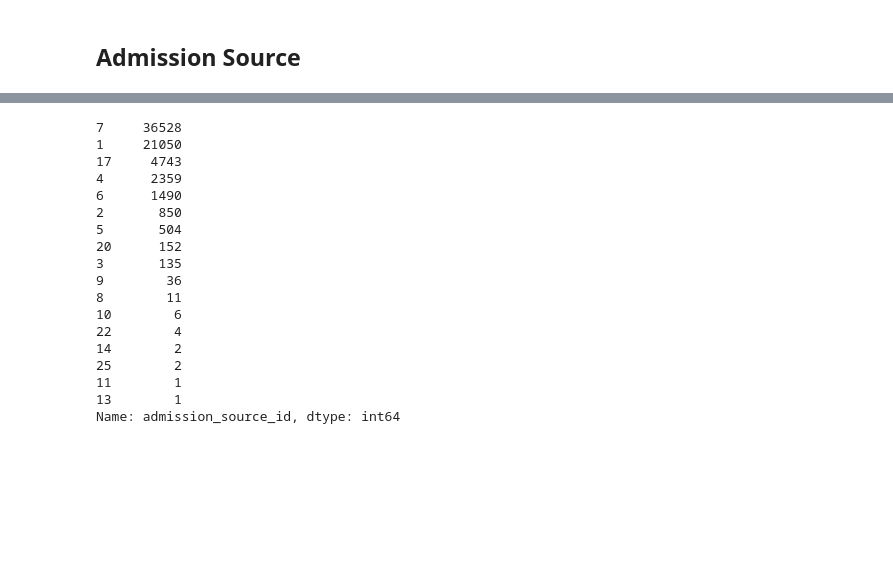
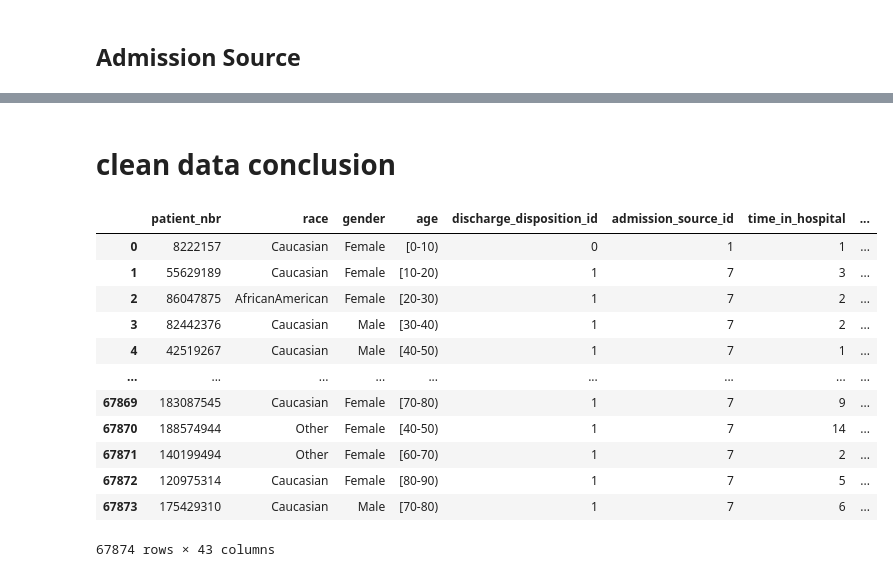
Before and after one commit to annasophiat/diabetic-readmissions, a Jupyter notebook: diabetes_data_wrangling.ipynb, the cells around one changed output, grey strips where cells are left out. Cells and saved outputs as stored; diff of their text form; code cells hidden in the pictures; blank space fills up the shorter version.

```diff
--- a/diabetes_data_wrangling.ipynb
+++ b/diabetes_data_wrangling.ipynb
@@ -438 +735,4 @@ pd.crosstab(diabetes.readmitted, diabetes.admission_type_id)
+# %%
+# create new column and apply function
+diabetes['admission_type'] = diabetes.apply(lambda row: admission(row), axis=1)
 # %%
@@ -452,3 +754,6 @@ Name: admission_type_id, dtype: int64
+# %%
+# drop original admission_type_id column
+diabetes = diabetes.drop(['admission_type_id'], axis=1)
 # %% [markdown]
 ## Discharge Disposition
 # %% [markdown]
@@ -560,0 +831,3 @@ array([25,  1,  3,  6,  2,  5,  7, 10,  4, 18,  8, 12, 17, 16, 22, 23,  9,
+# %%
+# replace with 0
+diabetes['discharge_disposition_id'] = diabetes['discharge_disposition_id'].replace({18: 0, 25: 0})
@@ -590,0 +894,3 @@ array([25,  1,  3,  6,  2,  5,  7, 10,  4, 18,  8, 12, 17, 16, 22, 23,  9,
+# %%
+# replace 9, 15, 17, 20, and 21 with 0
+diabetes['admission_source_id'] = diabetes['admission_source_id'].replace([9, 17, 20], 0)
@@ -590,0 +906,2 @@ array([25,  1,  3,  6,  2,  5,  7, 10,  4, 18,  8, 12, 17, 16, 22, 23,  9,
+# %% [markdown]
+# clean data conclusion
@@ -591,21 +910,16 @@ array([25,  1,  3,  6,  2,  5,  7, 10,  4, 18,  8, 12, 17, 16, 22, 23,  9,
 # %%
-diabetes.admission_source_id.value_counts()
+diabetes
 # %% [output]
+|  | patient_nbr | race | gender | age | discharge_disposition_id | admission_source_id | time_in_hospital | ... |
+| 0 | 8222157 | Caucasian | Female | [0-10) | 0 | 1 | 1 | ... |
+| 1 | 55629189 | Caucasian | Female | [10-20) | 1 | 7 | 3 | ... |
+| 2 | 86047875 | AfricanAmerican | Female | [20-30) | 1 | 7 | 2 | ... |
+| 3 | 82442376 | Caucasian | Male | [30-40) | 1 | 7 | 2 | ... |
+| 4 | 42519267 | Caucasian | Male | [40-50) | 1 | 7 | 1 | ... |
+| ... | ... | ... | ... | ... | ... | ... | ... | ... |
+| 67869 | 183087545 | Caucasian | Female | [70-80) | 1 | 7 | 9 | ... |
+| 67870 | 188574944 | Other | Female | [40-50) | 1 | 7 | 14 | ... |
+| 67871 | 140199494 | Other | Female | [60-70) | 1 | 7 | 2 | ... |
+| 67872 | 120975314 | Caucasian | Female | [80-90) | 1 | 7 | 5 | ... |
+| 67873 | 175429310 | Caucasian | Male | [70-80) | 1 | 7 | 6 | ... |
-7     36528
-1     21050
-17     4743
-4      2359
-6      1490
-2       850
-5       504
-20      152
-3       135
-9        36
-8        11
-10        6
-22        4
-14        2
-25        2
-11        1
-13        1
-Name: admission_source_id, dtype: int64
+67874 rows × 43 columns
```
Also changed, not shown: parts of 70 cells of this notebook.
